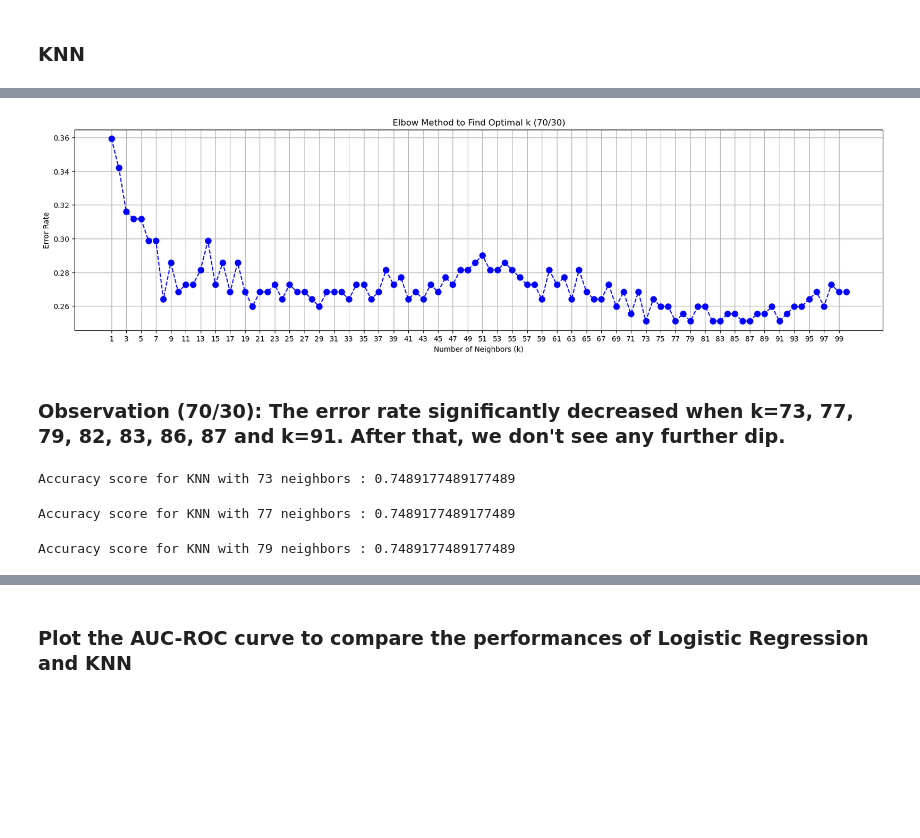
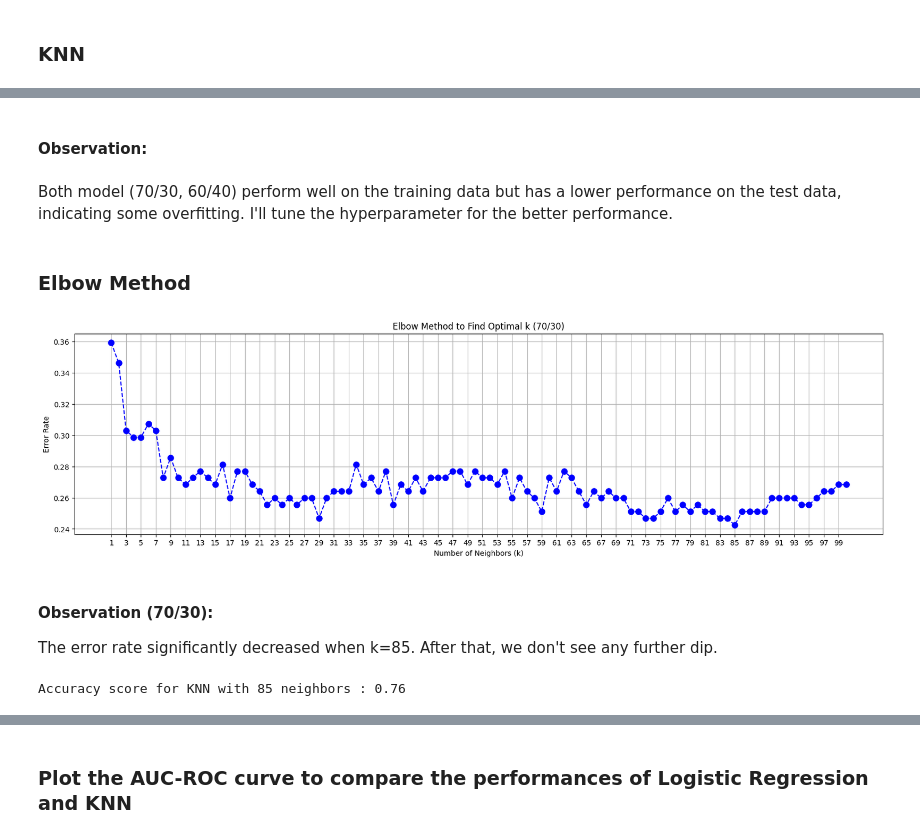
Before and after one commit to Graceyujung/ML, a Jupyter notebook: logistic_knn/Grace_Logistic_KNN.ipynb, the cells around one changed output, grey strips where cells are left out. Drawn from its saved outputs; the diff is of its cells as text; code cells hidden in the pictures; blank space fills up the shorter version.

```diff
--- a/logistic_knn/Grace_Logistic_KNN.ipynb
+++ b/logistic_knn/Grace_Logistic_KNN.ipynb
@@ -14,2 +9,2 @@ from sklearn.metrics import accuracy_score
 # %%
-data = pd.read_csv("diabetes.csv")
+data = pd.read_csv("data/pima_diabetes.csv")
@@ -424,5 +262,7 @@ plt.show()
 ### KNN
 # %%
 from sklearn.neighbors import KNeighborsClassifier
-from sklearn.metrics import accuracy_score
 import numpy as np
+
+knn = KNeighborsClassifier()
+evaluate_model(knn, scaled_data)
@@ -429,51 +319,50 @@ import numpy as np
+# %% [markdown]
+#### Observation:
+# %% [markdown]
+Both model (70/30, 60/40) perform well on the training data but has a lower performance on the test data, indicating some overfitting. I'll tune the hyperparameter for the better performance.
+# %% [markdown]
+### Elbow Method
 # %%
 #Test different values of k to perform KNN  (70/30)
 error_rates = []
-k_values_70 = range(1, 101)
-for k in k_values_70:
-    knn_70 = KNeighborsClassifier(n_neighbors=k)
-    knn_70.fit(X_train_70_scaled, Y_train_70)  # Train the model
-    Y_pred = knn_70.predict(X_test_70_scaled)  # Predict on test set
-    error = 1 - accuracy_score(Y_test_70, Y_pred)  # Calculate error rate
+k_range = range(1, 101)
+
+data_split = scaled_data["70_30"]
+
+X_scaled = data_split['X_train']
+X_test_scaled = data_split["X_test"]
+Y_train = data_split["Y_train"]
+Y_test = data_split["Y_test"]
+
+for k in k_range:
+    knn = KNeighborsClassifier(n_neighbors=k)
+
+    knn.fit(X_scaled, Y_train)
+    y_test_pred = knn.predict(X_test_scaled)
+
+    error = 1 - accuracy_score(Y_test, y_test_pred)
     error_rates.append(error)
 # %%
 #Plot the elbow curve to find the optimal value of k  (70/30)
 plt.figure(figsize=(20, 5))
-plt.plot(k_values_70, error_rates, marker='o', linestyle='dashed', color='b', markersize=8)
+plt.plot(k_range, error_rates, marker='o', linestyle='dashed', color='b', markersize=8)
 plt.xlabel('Number of Neighbors (k)')
 plt.ylabel('Error Rate')
 plt.title('Elbow Method to Find Optimal k (70/30)')
 plt.xticks(np.arange(1, 101, step=2))
 plt.grid(True)
 plt.show()
 # %% [output]
-[figure, old version]
+[figure, new version]
 # %% [markdown]
-### Observation (70/30): The error rate significantly decreased when k=73, 77, 79, 82, 83, 86, 87 and k=91. After that, we don't see any further dip.
+#### Observation (70/30):
+The error rate significantly decreased when k=85. After that, we don't see any further dip.
 # %%
-# Calculate test accuracy when k=73
-
-knn_73 = KNeighborsClassifier(n_neighbors=73)
-knn_73.fit(X_train_70_scaled, Y_train_70)
-Y_pred_73 = knn_73.predict(X_test_70_scaled)
-print(f"Accuracy score for KNN with 73 neighbors : {accuracy_score(Y_test_70, Y_pred_73)}")
+# Calculate test accuracy when k=85
+optimal_k = 85
+knn_optimal = KNeighborsClassifier(n_neighbors=optimal_k)
+knn_optimal.fit(X_scaled, Y_train)
+y_pred_optimal = knn_optimal.predict(X_test_scaled)
+print(f"Accuracy score for KNN with {optimal_k} neighbors : {accuracy_score(Y_test, y_pred_optimal):.2f}")
 # %% [output]
-Accuracy score for KNN with 73 neighbors : 0.7489177489177489
+Accuracy score for KNN with 85 neighbors : 0.76
-# %%
-# Calculate test accuracy when k=77
-
-knn_77 = KNeighborsClassifier(n_neighbors=77)
-knn_77.fit(X_train_70_scaled, Y_train_70)
-Y_pred_77 = knn_77.predict(X_test_70_scaled)
-print(f"Accuracy score for KNN with 77 neighbors : {accuracy_score(Y_test_70, Y_pred_73)}")
-# %% [output]
-Accuracy score for KNN with 77 neighbors : 0.7489177489177489
-# %%
-# Calculate test accuracy when k=79
-
-knn_79 = KNeighborsClassifier(n_neighbors=79)
-knn_79.fit(X_train_70_scaled, Y_train_70)
-Y_pred_79 = knn_79.predict(X_test_70_scaled)
-print(f"Accuracy score for KNN with 79 neighbors : {accuracy_score(Y_test_70, Y_pred_79)}")
-# %% [output]
-Accuracy score for KNN with 79 neighbors : 0.7489177489177489
```
Also changed, not shown: parts of 45 cells of this notebook.
